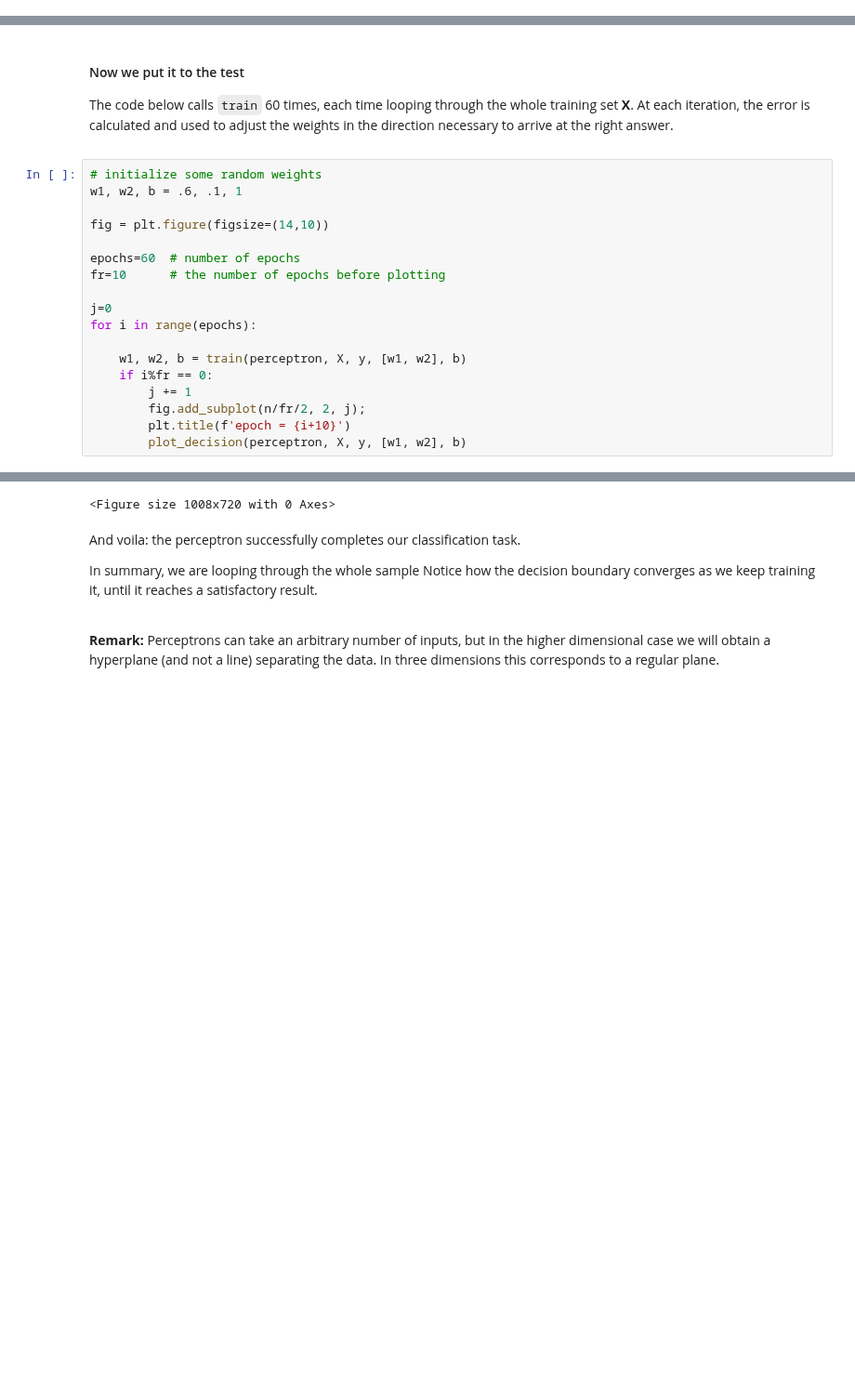
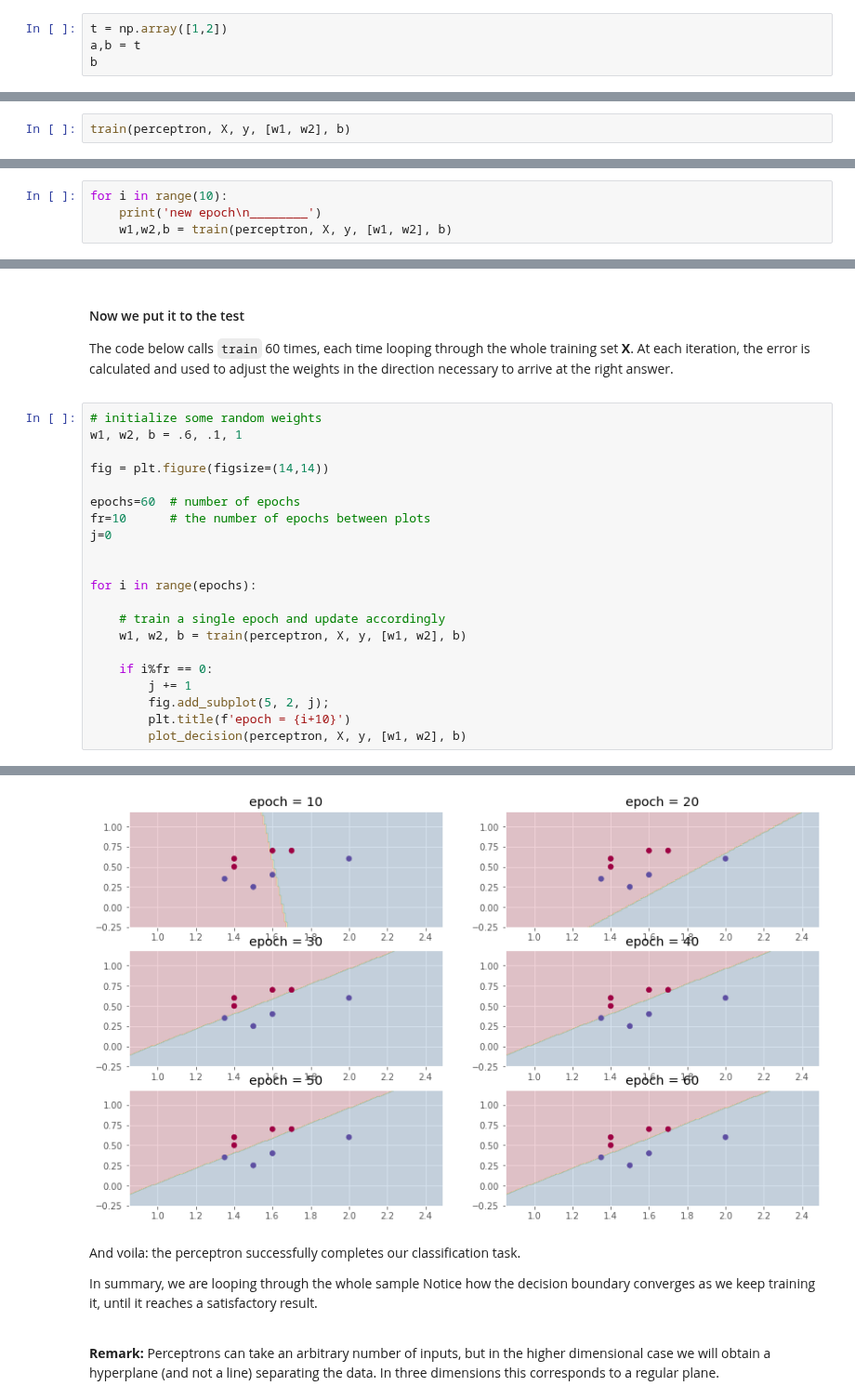
Before and after one commit to oercompbiomed/CBM101, a Jupyter notebook: H_Neural_Networks/1_Introduction_to_Neural_Networks.ipynb, the cells around one changed output, grey strips where cells are left out. Shown at 93% size. Saved outputs shown, nothing was run; the diff lists cells and outputs as text; blank space fills up the shorter version.

```diff
--- a/H_Neural_Networks/1_Introduction_to_Neural_Networks.ipynb
+++ b/H_Neural_Networks/1_Introduction_to_Neural_Networks.ipynb
@@ -148,3 +171,7 @@ So if our prediction is lower then the target, we want our prediction to be high
 
 #### $$ W \leftarrow W + \eta  (Y - \hat Y) X, $$
 where $\eta$ is the learning rate - to control how much we want to change the weights in each iteration. Notice that we multiply by $X$ to correct for the sign (+ or -).
+# %%
+t = np.array([1,2])
+a,b = t
+b
@@ -192,0 +256,2 @@ def train(clf, X, y, weights, bias, learning_rate=0.1):
+# %%
+train(perceptron, X, y, [w1, w2], b)
@@ -192,0 +261,4 @@ def train(clf, X, y, weights, bias, learning_rate=0.1):
+# %%
+for i in range(10):
+    print('new epoch\n________')
+    w1,w2,b = train(perceptron, X, y, [w1, w2], b)
@@ -200,18 +290,21 @@ The code below calls `train` 60 times, each time looping through the whole train
 # initialize some random weights
 w1, w2, b = .6, .1, 1
 
-fig = plt.figure(figsize=(14,10))
+fig = plt.figure(figsize=(14,14))
 
 epochs=60  # number of epochs
-fr=10      # the number of epochs before plotting
+fr=10      # the number of epochs between plots
+j=0
 
-j=0
+
 for i in range(epochs):
 
+    # train a single epoch and update accordingly
     w1, w2, b = train(perceptron, X, y, [w1, w2], b)
+
     if i%fr == 0:
         j += 1
-        fig.add_subplot(n/fr/2, 2, j);
+        fig.add_subplot(5, 2, j);
         plt.title(f'epoch = {i+10}')
         plot_decision(perceptron, X, y, [w1, w2], b)
 # %% [output]
@@ -219,4 +328,4 @@ NameError: name 'n' is not defined
-<Figure size 1008x720 with 0 Axes>
+[figure, added]
 # %% [markdown]
 And voila: the perceptron successfully completes our classification task.
 
```
Also changed, not shown: parts of 62 cells of this notebook.
